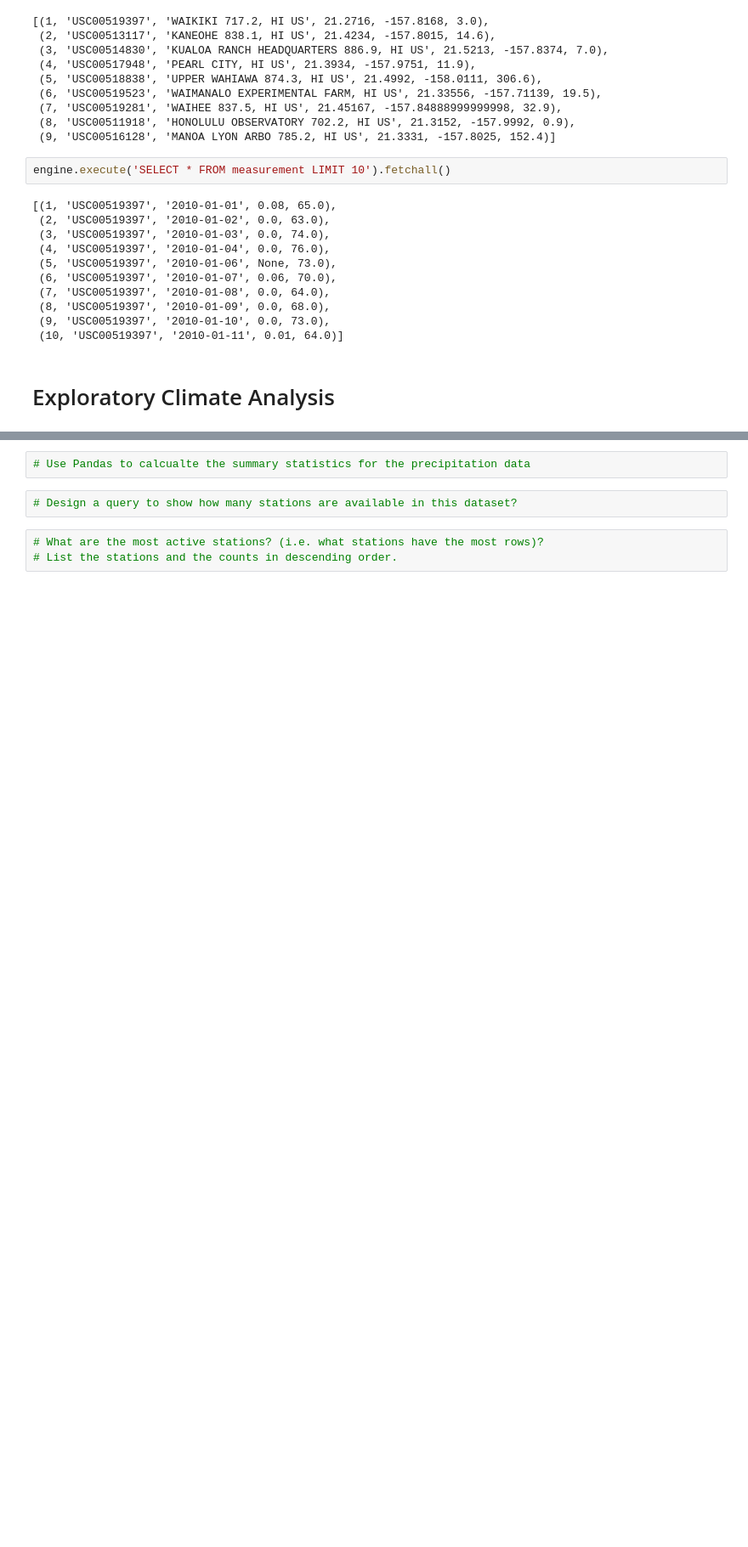
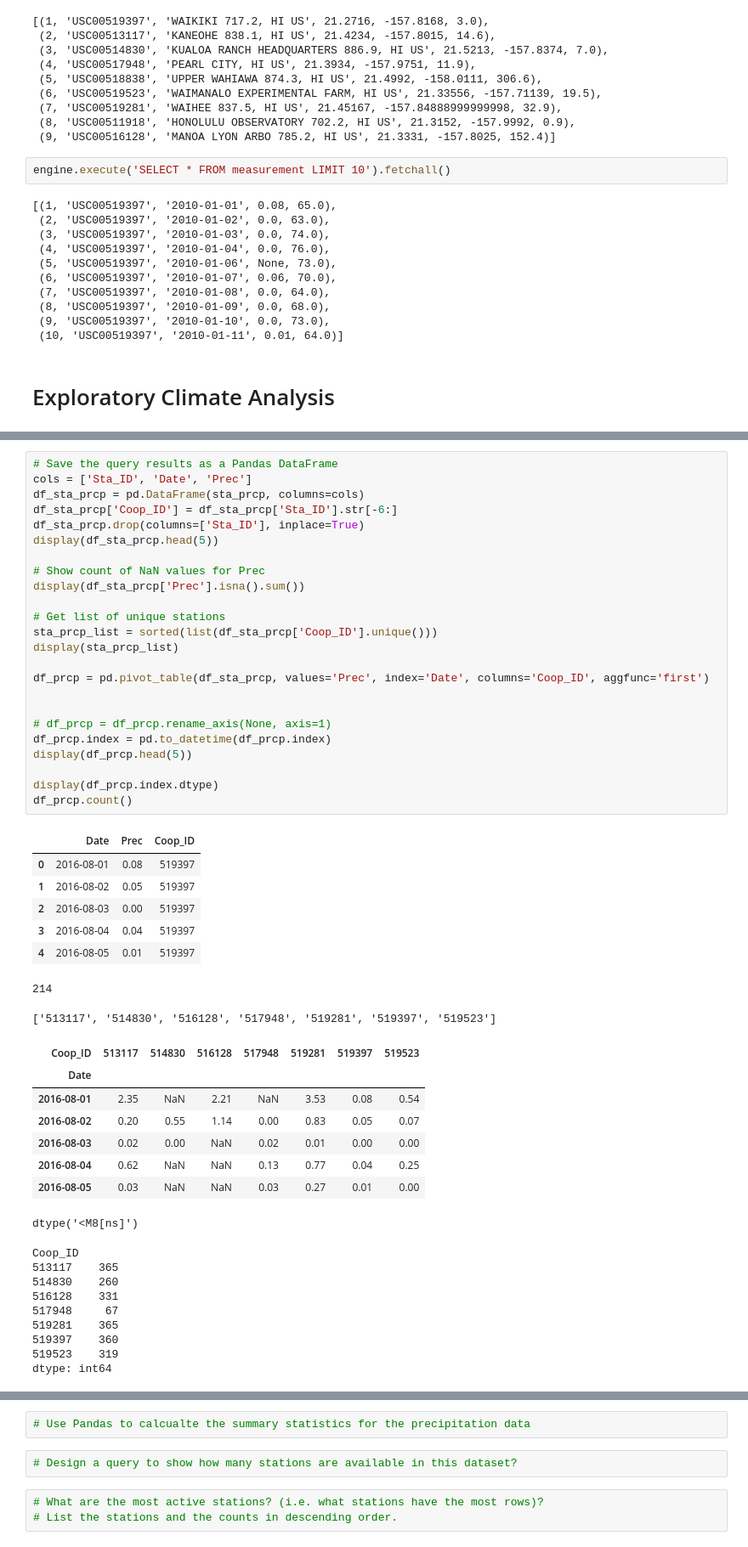
Before and after one commit to Earthscott/sqlalchemy-challenge, a Jupyter notebook: surfs_up_scottjob.ipynb, the cells around one changed output, grey strips where cells are left out. Shown at 85% size. Drawn from its saved outputs; the diff is of its cells as text; blank space fills up the shorter version.

```diff
--- a/surfs_up_scottjob.ipynb
+++ b/surfs_up_scottjob.ipynb
@@ -123,0 +164,50 @@ df_sta_dates
+# %%
+# Save the query results as a Pandas DataFrame
+cols = ['Sta_ID', 'Date', 'Prec']
+df_sta_prcp = pd.DataFrame(sta_prcp, columns=cols)
+df_sta_prcp['Coop_ID'] = df_sta_prcp['Sta_ID'].str[-6:]
+df_sta_prcp.drop(columns=['Sta_ID'], inplace=True)
+display(df_sta_prcp.head(5))
+
+# Show count of NaN values for Prec
+display(df_sta_prcp['Prec'].isna().sum())
+
+# Get list of unique stations
+sta_prcp_list = sorted(list(df_sta_prcp['Coop_ID'].unique()))
+display(sta_prcp_list)
+
+df_prcp = pd.pivot_table(df_sta_prcp, values='Prec', index='Date', columns='Coop_ID', aggfunc='first')
+
+
+# df_prcp = df_prcp.rename_axis(None, axis=1)
+df_prcp.index = pd.to_datetime(df_prcp.index)
+display(df_prcp.head(5))
+
+display(df_prcp.index.dtype)
+df_prcp.count()
+# %% [output]
+|  | Date | Prec | Coop_ID |
+| 0 | 2016-08-01 | 0.08 | 519397 |
+| 1 | 2016-08-02 | 0.05 | 519397 |
+| 2 | 2016-08-03 | 0.00 | 519397 |
+| 3 | 2016-08-04 | 0.04 | 519397 |
+| 4 | 2016-08-05 | 0.01 | 519397 |
+214
+['513117', '514830', '516128', '517948', '519281', '519397', '519523']
+| Coop_ID | 513117 | 514830 | 516128 | 517948 | 519281 | 519397 | 519523 |
+| Date |  |  |  |  |  |  |  |
+| 2016-08-01 | 2.35 | NaN | 2.21 | NaN | 3.53 | 0.08 | 0.54 |
+| 2016-08-02 | 0.20 | 0.55 | 1.14 | 0.00 | 0.83 | 0.05 | 0.07 |
+| 2016-08-03 | 0.02 | 0.00 | NaN | 0.02 | 0.01 | 0.00 | 0.00 |
+| 2016-08-04 | 0.62 | NaN | NaN | 0.13 | 0.77 | 0.04 | 0.25 |
+| 2016-08-05 | 0.03 | NaN | NaN | 0.03 | 0.27 | 0.01 | 0.00 |
+dtype('<M8[ns]')
+Coop_ID
+513117    365
+514830    260
+516128    331
+517948     67
+519281    365
+519397    360
+519523    319
+dtype: int64
```
Also changed, not shown: parts of 8 cells of this notebook, 4 other files.
